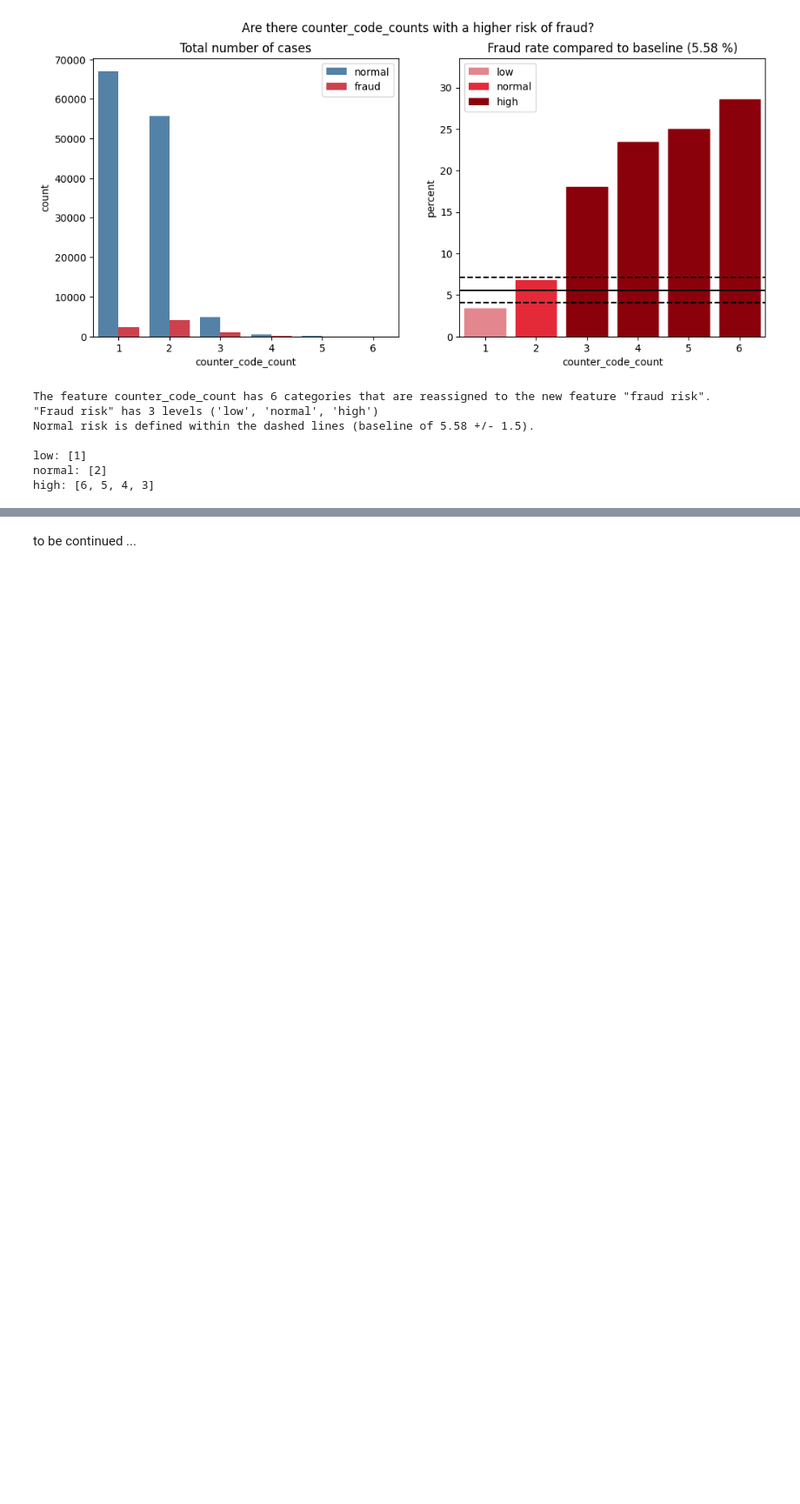
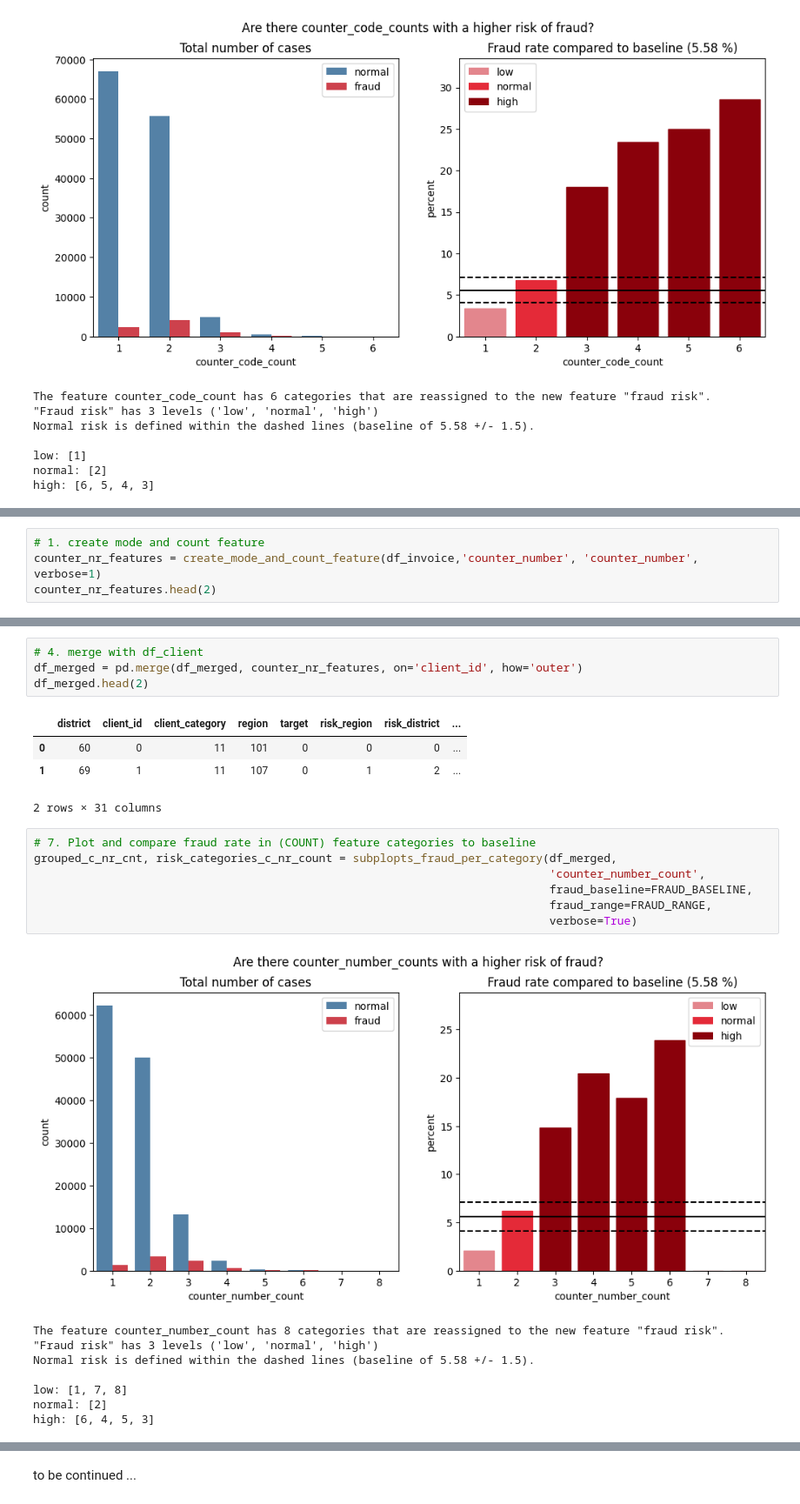
Before and after one commit to A-Lachs/ds_fraud_detection, a Jupyter notebook: EDA/EDA_notebook.ipynb, the cells around one changed output, grey strips where cells are left out. Shown at 87% size. Drawn from its saved outputs; the diff is of its cells as text; blank space fills up the shorter version.

```diff
--- a/EDA/EDA_notebook.ipynb
+++ b/EDA/EDA_notebook.ipynb
@@ -1089,0 +1213,4 @@ Comment:
+# %%
+# 1. create mode and count feature
+counter_nr_features = create_mode_and_count_feature(df_invoice,'counter_number', 'counter_number', verbose=1)
+counter_nr_features.head(2)
@@ -1089,0 +1224,25 @@ Comment:
+# %%
+# 4. merge with df_client
+df_merged = pd.merge(df_merged, counter_nr_features, on='client_id', how='outer')
+df_merged.head(2)
+# %% [output]
+|  | district | client_id | client_category | region | target | risk_region | risk_district | ... |
+| 0 | 60 | 0 | 11 | 101 | 0 | 0 | 0 | ... |
+| 1 | 69 | 1 | 11 | 107 | 0 | 1 | 2 | ... |
+2 rows × 31 columns
+# %%
+# 7. Plot and compare fraud rate in (COUNT) feature categories to baseline
+grouped_c_nr_cnt, risk_categories_c_nr_count = subplopts_fraud_per_category(df_merged,
+                                                                            'counter_number_count',
+                                                                            fraud_baseline=FRAUD_BASELINE,
+                                                                            fraud_range=FRAUD_RANGE,
+                                                                            verbose=True)
+# %% [output]
+[figure, added]
+The feature counter_number_count has 8 categories that are reassigned to the new feature "fraud risk".
+"Fraud risk" has 3 levels ('low', 'normal', 'high')
+Normal risk is defined within the dashed lines (baseline of 5.58 +/- 1.5).
+
+low: [1, 7, 8]
+normal: [2]
+high: [6, 4, 5, 3]
```
Also changed, not shown: parts of 26 cells of this notebook.
